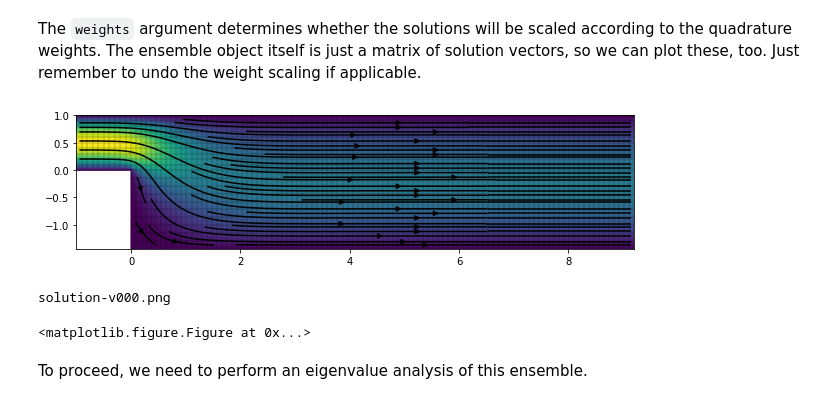
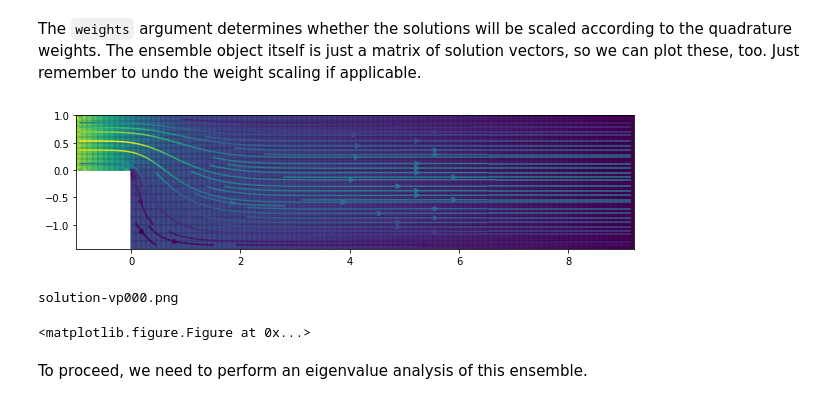
Before and after one commit to TheBB/rom, a Jupyter notebook: notebooks/backstep-stokes.ipynb, the cells around one changed output. Cells and saved outputs as stored; diff of their text form; code cells hidden in the pictures.

```diff
--- a/notebooks/backstep-stokes.ipynb
+++ b/notebooks/backstep-stokes.ipynb
@@ -103,10 +101,10 @@ The `weights` argument determines whether the solutions will be scaled according
 # %%
 mu, weight = scheme[9]
 mu = case.parameter(*mu)
-plots(case, mu, ensemble[9] / weight, fields='v', show=True, figsize=(10,3))
+plots(case, mu, ensemble[9] / weight, fields='vp', show=True, figsize=(10,3))
 # %% [output]
-[figure, old version]
+[figure, new version]
-solution-v000.png
+solution-vp000.png
 <matplotlib.figure.Figure at 0x...>
 # %% [markdown]
 To proceed, we need to perform an eigenvalue analysis of this ensemble.
```
Also changed, not shown: parts of 14 cells of this notebook.
